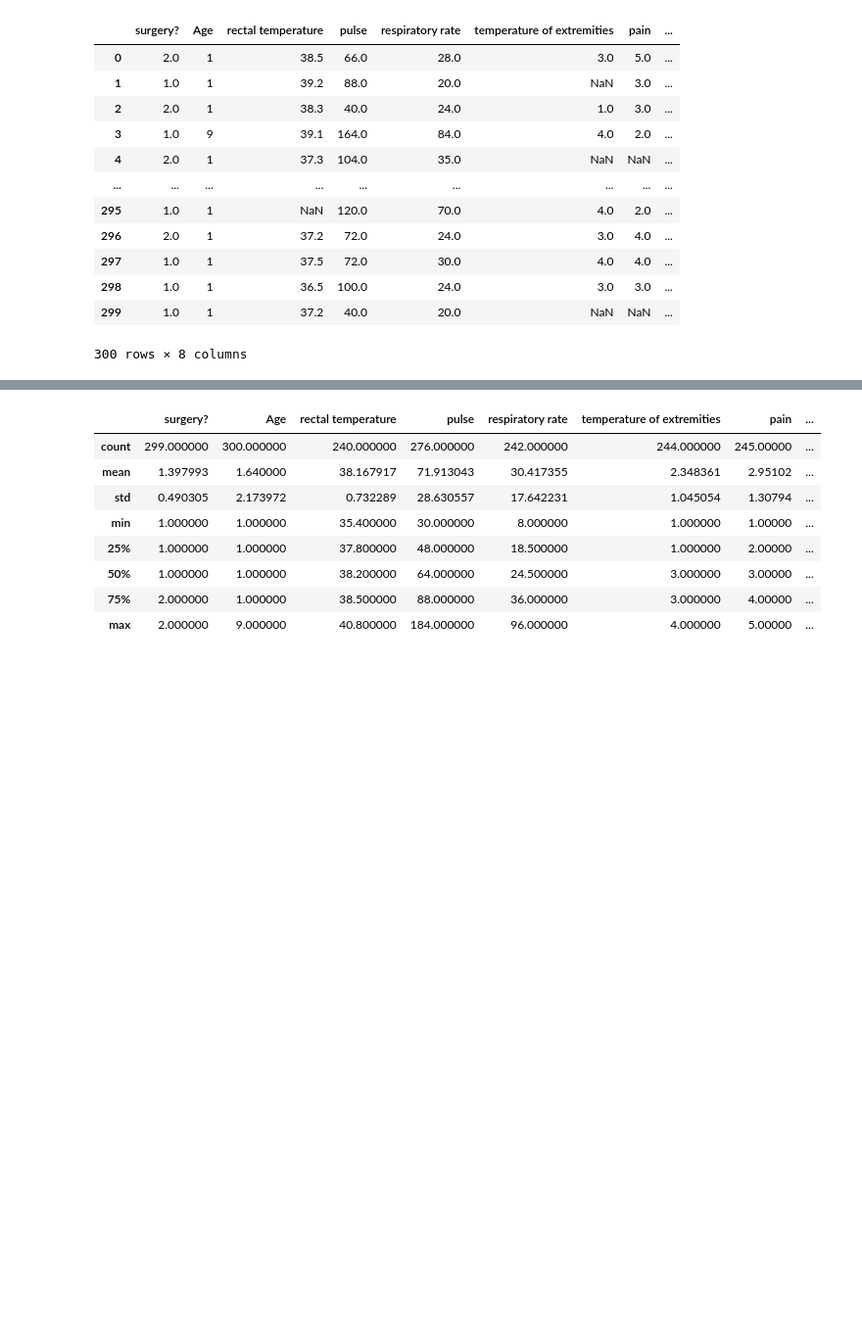
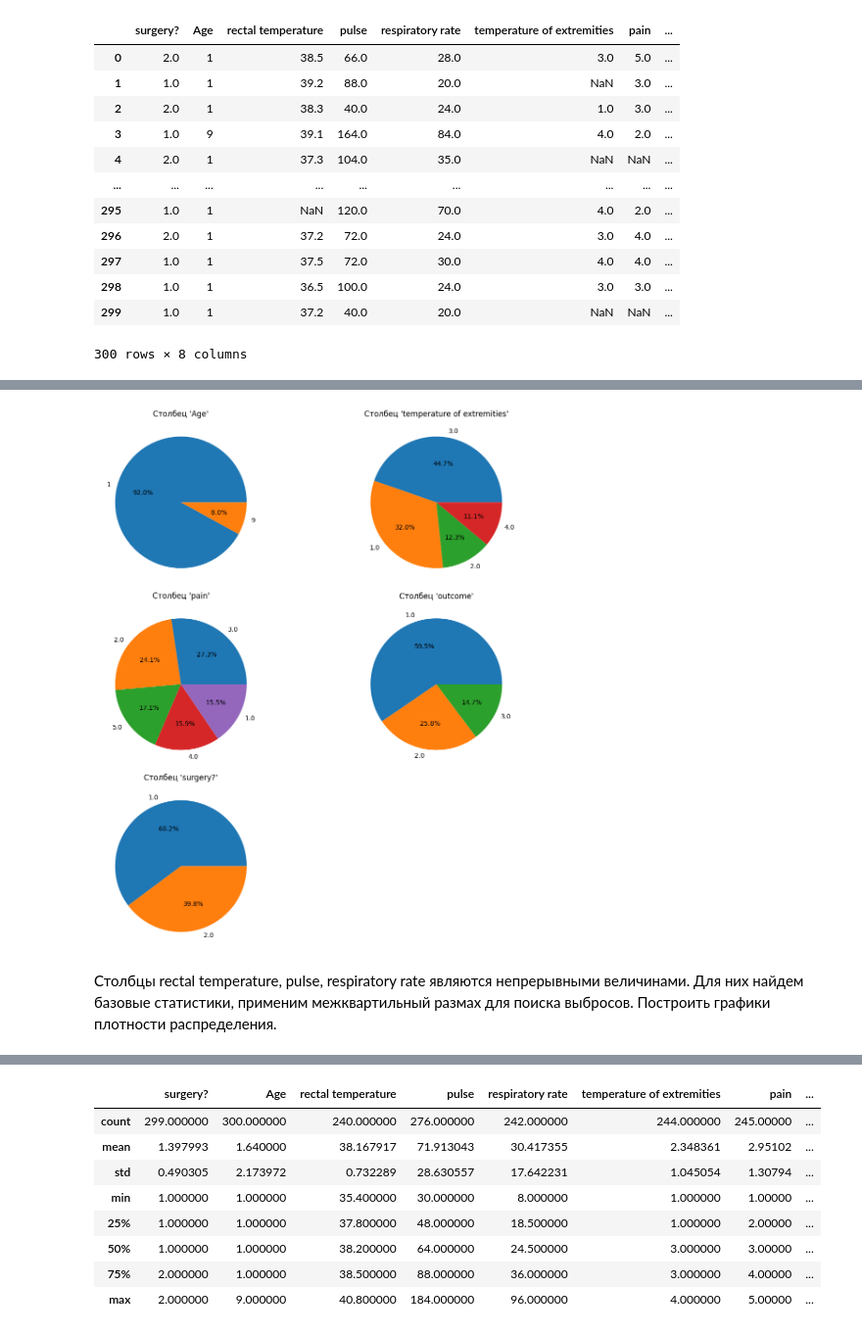
Before and after one commit to stefkong1982/-, a Jupyter notebook: Статистика в Python/Лекция Базовые понятия статистики/ДЗ_Кондратьев_STPY-48_к лекции Базовые понятия статистики.ipynb, the cells around one changed output, grey strips where cells are left out. Shown at 98% size. Drawn from its saved outputs; the diff is of its cells as text; code cells hidden in the pictures; blank space fills up the shorter version.

```diff
--- a/Статистика в Python/Лекция Базовые понятия статистики/ДЗ_Кондратьев_STPY-48_к лекции Базовые понятия статистики.ipynb
+++ b/Статистика в Python/Лекция Базовые понятия статистики/ДЗ_Кондратьев_STPY-48_к лекции Базовые понятия статистики.ipynb
@@ -49,0 +151,30 @@ data
+# %%
+# Построение круговых диаграмм
+plt.figure(figsize=(12, 12))
+
+plt.subplot(3, 2, 1)
+plt.pie(category_counts_age, labels=category_counts_age.index, autopct='%1.1f%%')
+plt.title("Столбец 'Age'")
+
+plt.subplot(3, 2, 2)
+plt.pie(category_counts_temp, labels=category_counts_temp.index, autopct='%1.1f%%')
+plt.title("Столбец 'temperature of extremities'")
+
+plt.subplot(3, 2, 3)
+plt.pie(category_counts_pain, labels=category_counts_pain.index, autopct='%1.1f%%')
+plt.title("Столбец 'pain'")
+
+plt.subplot(3, 2, 4)
+plt.pie(category_counts_outcome, labels=category_counts_outcome.index, autopct='%1.1f%%')
+plt.title("Столбец 'outcome'")
+
+plt.subplot(3, 2, 5)
+plt.pie(category_counts_surgery, labels=category_counts_surgery.index, autopct='%1.1f%%')
+plt.title("Столбец 'surgery?'")
+
+plt.tight_layout()
+plt.show()
+# %% [output]
+[figure, added]
+# %% [markdown]
+Столбцы rectal temperature, pulse, respiratory rate являются непрерывными величинами. Для них найдем базовые статистики, применим межквартильный размах для поиска выбросов. Построить графики плотности распределения.
```
Also changed, not shown: parts of 16 cells of this notebook.
